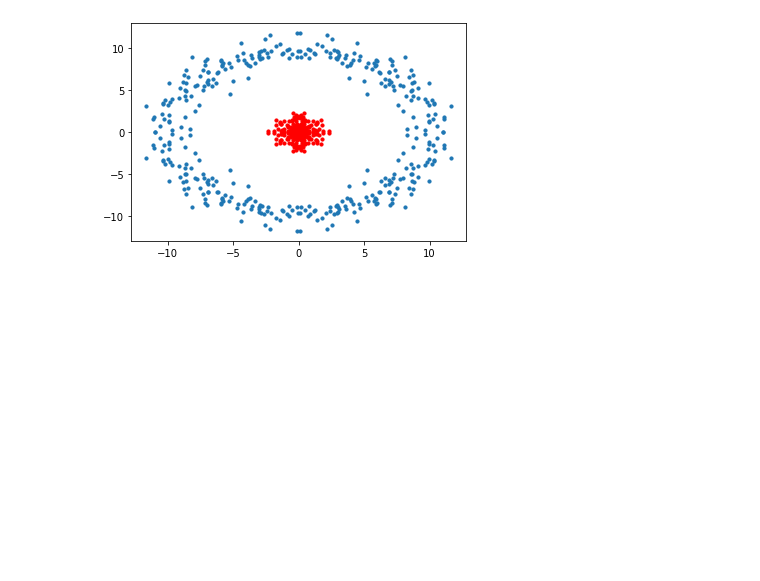
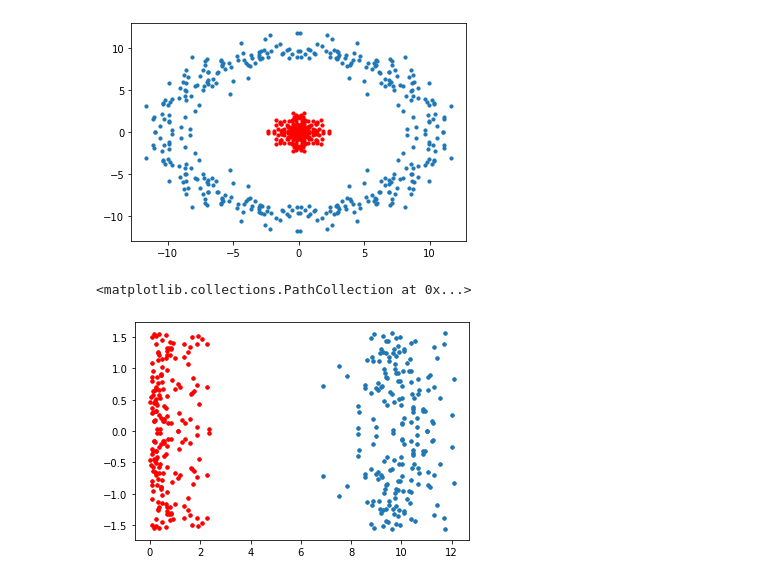
Before and after one commit to JimGerth/desy-ml-python, a Jupyter notebook: Chapter 2.ipynb, the cells around one changed output. Saved outputs shown, nothing was run; the diff lists cells and outputs as text; code cells hidden in the pictures; blank space fills up the shorter version.

```diff
--- a/Chapter 2.ipynb
+++ b/Chapter 2.ipynb
@@ -208,3 +208,11 @@ plt.scatter(cX[cy == 0, 0], cX[cy == 0, 1], s=10, color='red')
 # %% [output]
 <matplotlib.collections.PathCollection at 0x...>
 [figure]
+# %%
+r = np.linalg.norm(cX, axis=1).reshape(-1, 1)
+a = np.arctan(cX[:,1] / cX[:,0]).reshape(-1, 1)
+plt.scatter(r[cy == 1], a[cy == 1], s=10)
+plt.scatter(r[cy == 0], a[cy == 0], s=10, color='red')
+# %% [output]
+<matplotlib.collections.PathCollection at 0x...>
+[figure, added]
```
Also changed, not shown: parts of 1 cell of this notebook.
